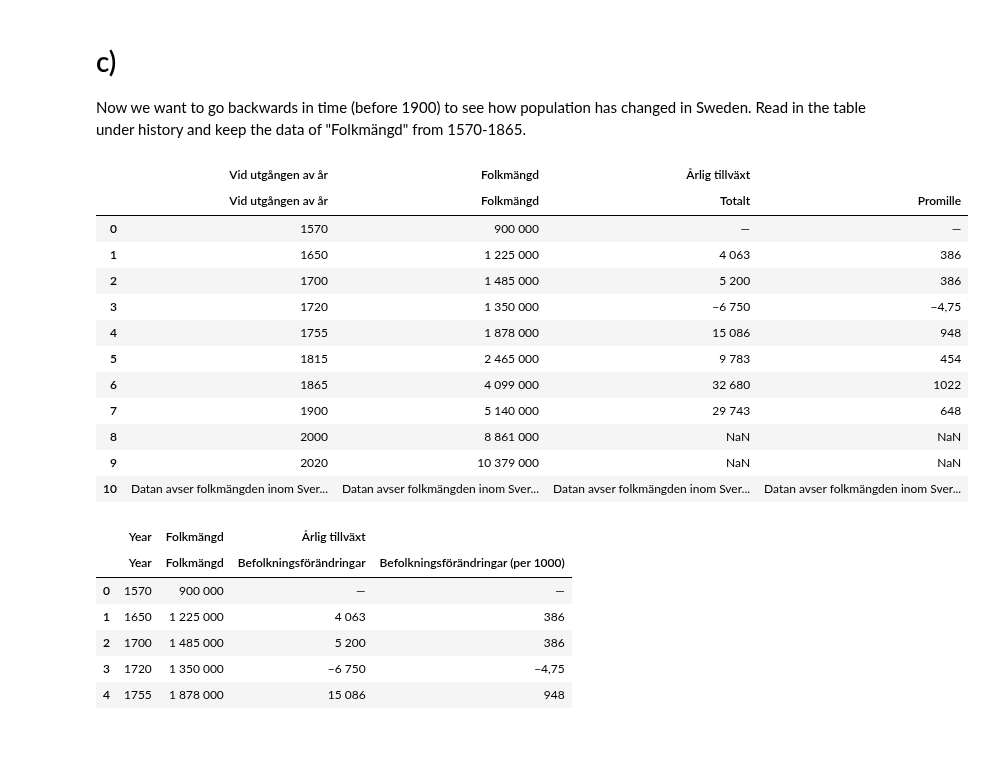
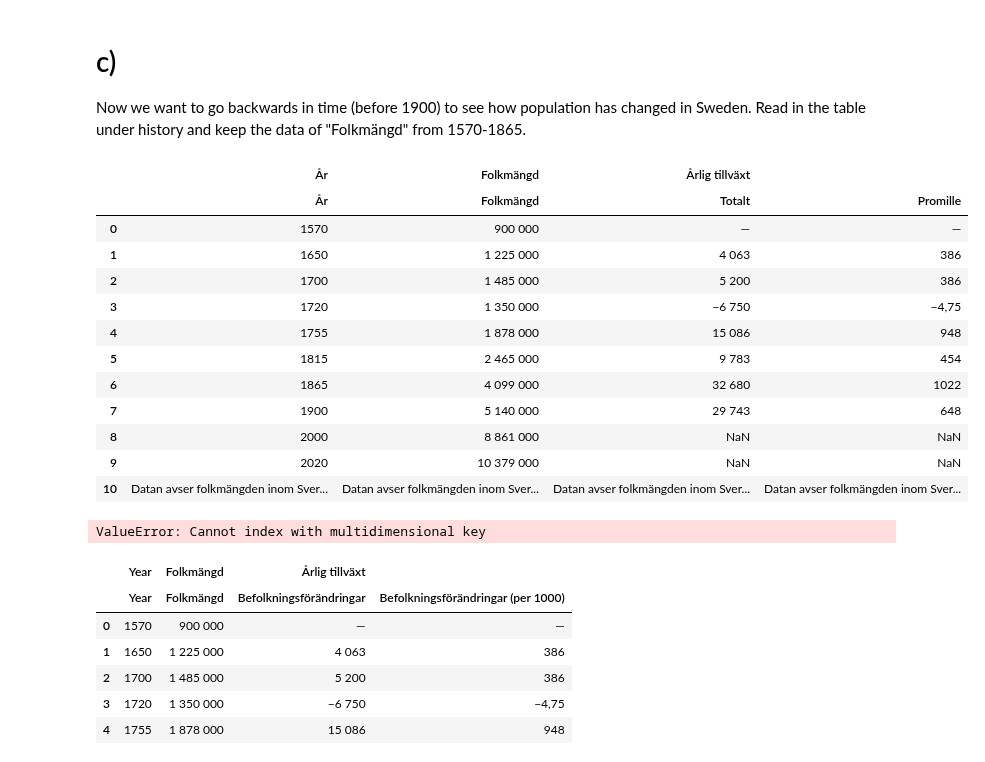
Before and after one commit to xjohansson/Databehandling_Xiu, a Jupyter notebook: Exercise/Exercise2_mergy.ipynb, the cells around one changed output. Saved outputs shown, nothing was run; the diff lists cells and outputs as text; code cells hidden in the pictures.

```diff
--- a/Exercise/Exercise2_mergy.ipynb
+++ b/Exercise/Exercise2_mergy.ipynb
@@ -118,11 +127,12 @@ ValueError:
 #   c)
  Now we want to go backwards in time (before 1900) to see how population has changed in Sweden. Read in the table under history and keep the data of "Folkmängd" from 1570-1865.
 # %%
-df_before1900 = tables[1] # 0 is first table in the html page ,5 is sex table in this page
-df_before1900
+df_1900 = tables[1] # 0 is first table in the html page ,5 is sex table in this page
+df_1900=df_1900.rename(columns={"Vid utgången av år":"År"})
+df_1900
 # %% [output]
-|  | Vid utgången av år | Folkmängd | Årlig tillväxt |  |
-|  | Vid utgången av år | Folkmängd | Totalt | Promille |
+|  | År | Folkmängd | Årlig tillväxt |  |
+|  | År | Folkmängd | Totalt | Promille |
 | 0 | 1570 | 900 000 | — | — |
 | 1 | 1650 | 1 225 000 | 4 063 | 386 |
 | 2 | 1700 | 1 485 000 | 5 200 | 386 |
@@ -134,6 +144,12 @@ df_before1900
 | 8 | 2000 | 8 861 000 | NaN | NaN |
 | 9 | 2020 | 10 379 000 | NaN | NaN |
 | 10 | Datan avser folkmängden inom Sver... | Datan avser folkmängden inom Sver... | Datan avser folkmängden inom Sver... | Datan avser folkmängden inom Sver... |
+# %%
+df_before1900 = df_before1900.iloc[:,0:2]#删除了后两列
+df_before1900 = df_before1900.loc[lambda df_before1900: df_before1900["Vid utgången av år"] <= "1865"]
+df_before1900
+# %% [output]
+ValueError: Cannot index with multidimensional key
 # %%
 df3=df_before1900.drop(index=[7,8,9,10]).rename(
                                          columns={
```
Also changed, not shown: parts of 5 cells of this notebook, 10 other files.
